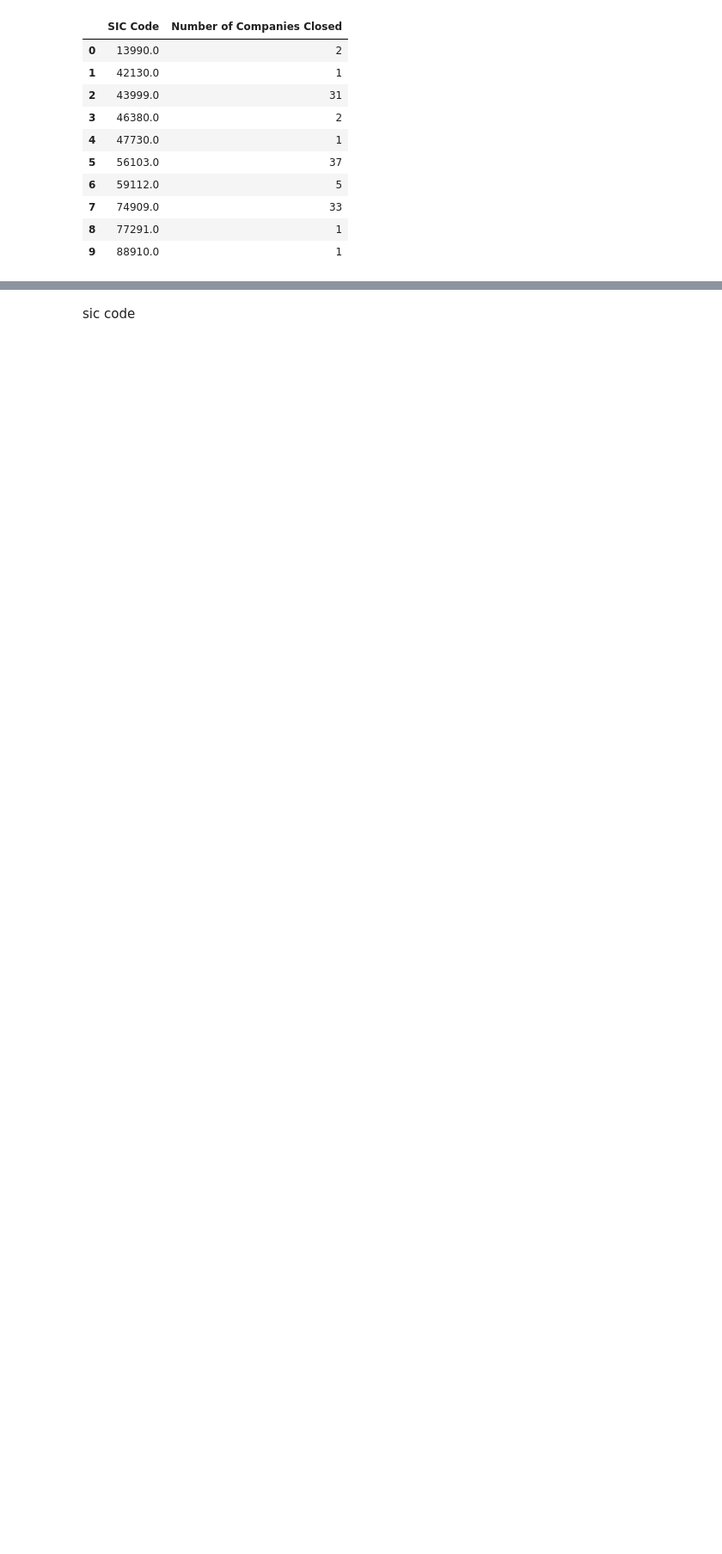
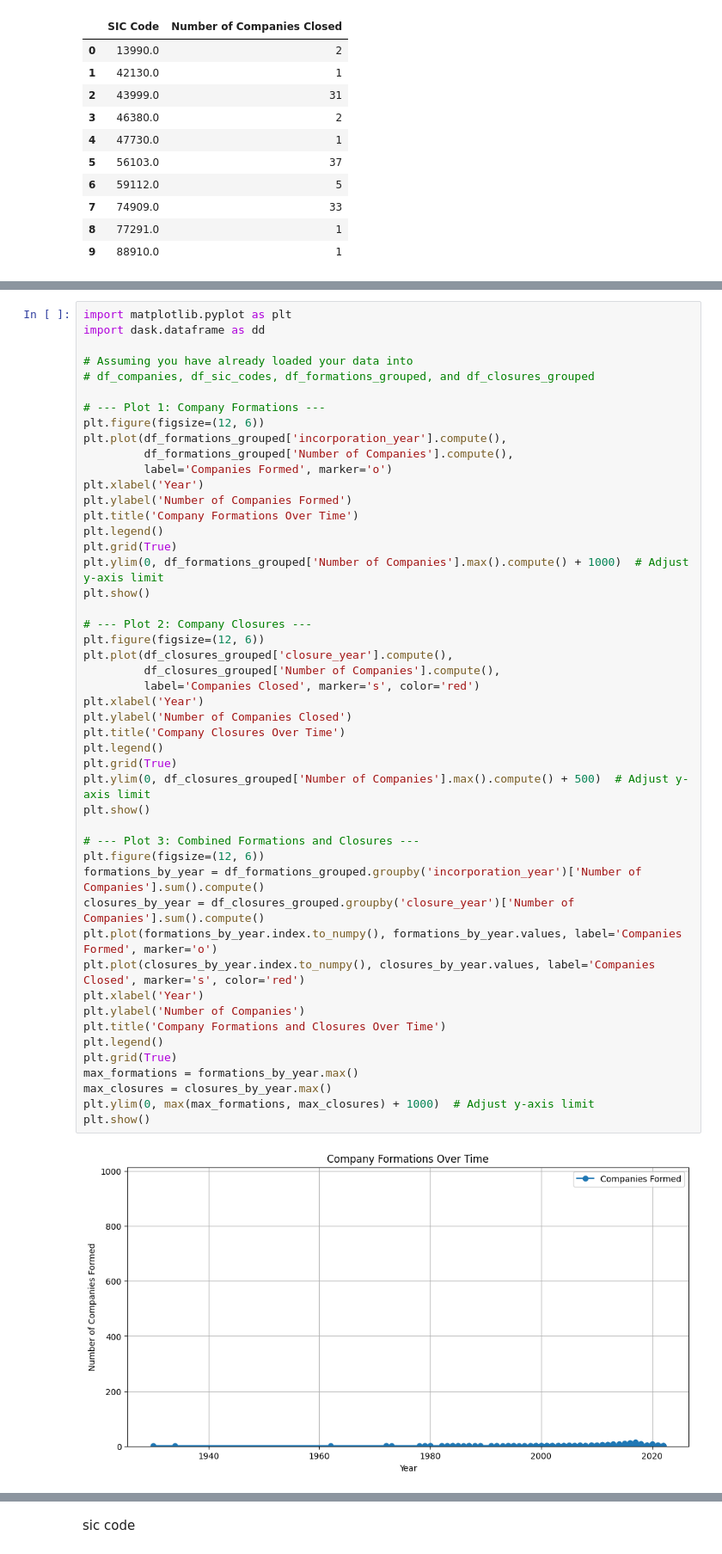
Before and after one commit to SiddharthaSangani/SiddharthaSangani, a Jupyter notebook: UKCompany.ipynb, the cells around one changed output, grey strips where cells are left out. Shown at 86% size. Saved outputs shown, nothing was run; the diff lists cells and outputs as text; blank space fills up the shorter version.

```diff
--- a/UKCompany.ipynb
+++ b/UKCompany.ipynb
@@ -832,2 +901,52 @@ plt.show()
 [figure]
 [figure]
+# %%
+import matplotlib.pyplot as plt
+import dask.dataframe as dd
+
+# Assuming you have already loaded your data into
+# df_companies, df_sic_codes, df_formations_grouped, and df_closures_grouped
+
+# --- Plot 1: Company Formations ---
+plt.figure(figsize=(12, 6))
+plt.plot(df_formations_grouped['incorporation_year'].compute(),
+         df_formations_grouped['Number of Companies'].compute(),
+         label='Companies Formed', marker='o')
+plt.xlabel('Year')
+plt.ylabel('Number of Companies Formed')
+plt.title('Company Formations Over Time')
+plt.legend()
+plt.grid(True)
+plt.ylim(0, df_formations_grouped['Number of Companies'].max().compute() + 1000)  # Adjust y-axis limit
+plt.show()
+
+# --- Plot 2: Company Closures ---
+plt.figure(figsize=(12, 6))
+plt.plot(df_closures_grouped['closure_year'].compute(),
+         df_closures_grouped['Number of Companies'].compute(),
+         label='Companies Closed', marker='s', color='red')
+plt.xlabel('Year')
+plt.ylabel('Number of Companies Closed')
+plt.title('Company Closures Over Time')
+plt.legend()
+plt.grid(True)
+plt.ylim(0, df_closures_grouped['Number of Companies'].max().compute() + 500)  # Adjust y-axis limit
+plt.show()
+
+# --- Plot 3: Combined Formations and Closures ---
+plt.figure(figsize=(12, 6))
+formations_by_year = df_formations_grouped.groupby('incorporation_year')['Number of Companies'].sum().compute()
+closures_by_year = df_closures_grouped.groupby('closure_year')['Number of Companies'].sum().compute()
+plt.plot(formations_by_year.index.to_numpy(), formations_by_year.values, label='Companies Formed', marker='o')
+plt.plot(closures_by_year.index.to_numpy(), closures_by_year.values, label='Companies Closed', marker='s', color='red')
+plt.xlabel('Year')
+plt.ylabel('Number of Companies')
+plt.title('Company Formations and Closures Over Time')
+plt.legend()
+plt.grid(True)
+max_formations = formations_by_year.max()
+max_closures = closures_by_year.max()
+plt.ylim(0, max(max_formations, max_closures) + 1000)  # Adjust y-axis limit
+plt.show()
+# %% [output]
+[figure, added]
```
Also changed, not shown: parts of 29 cells of this notebook.
